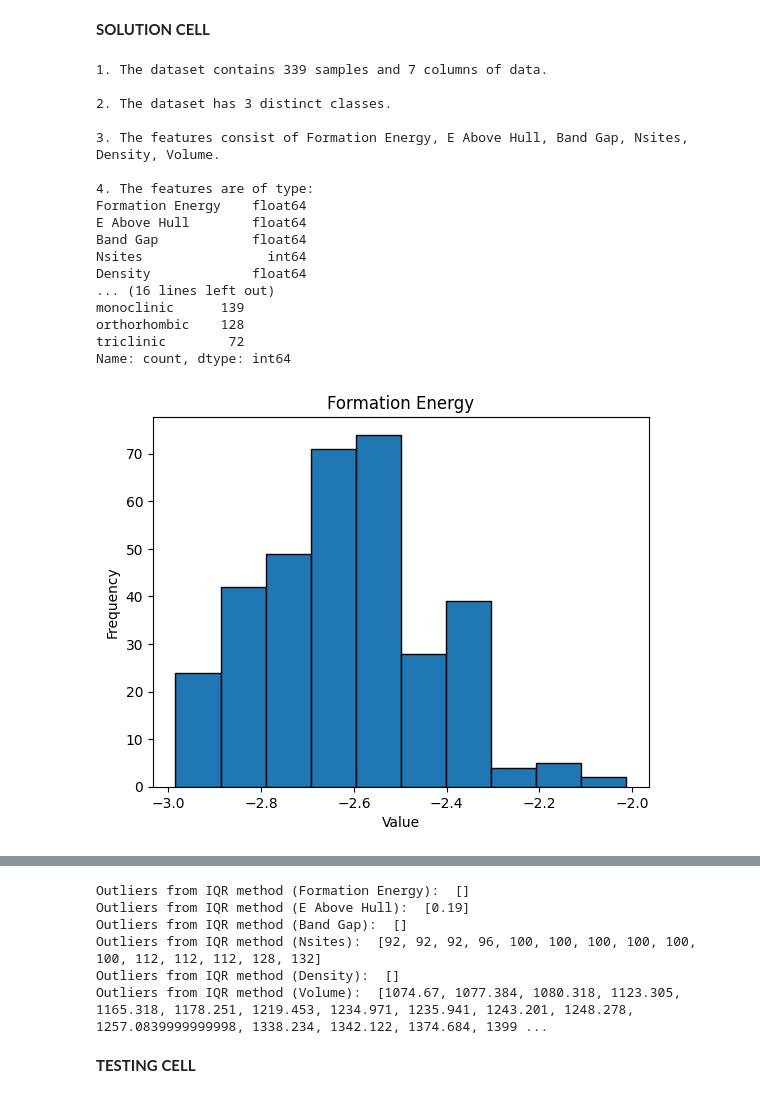
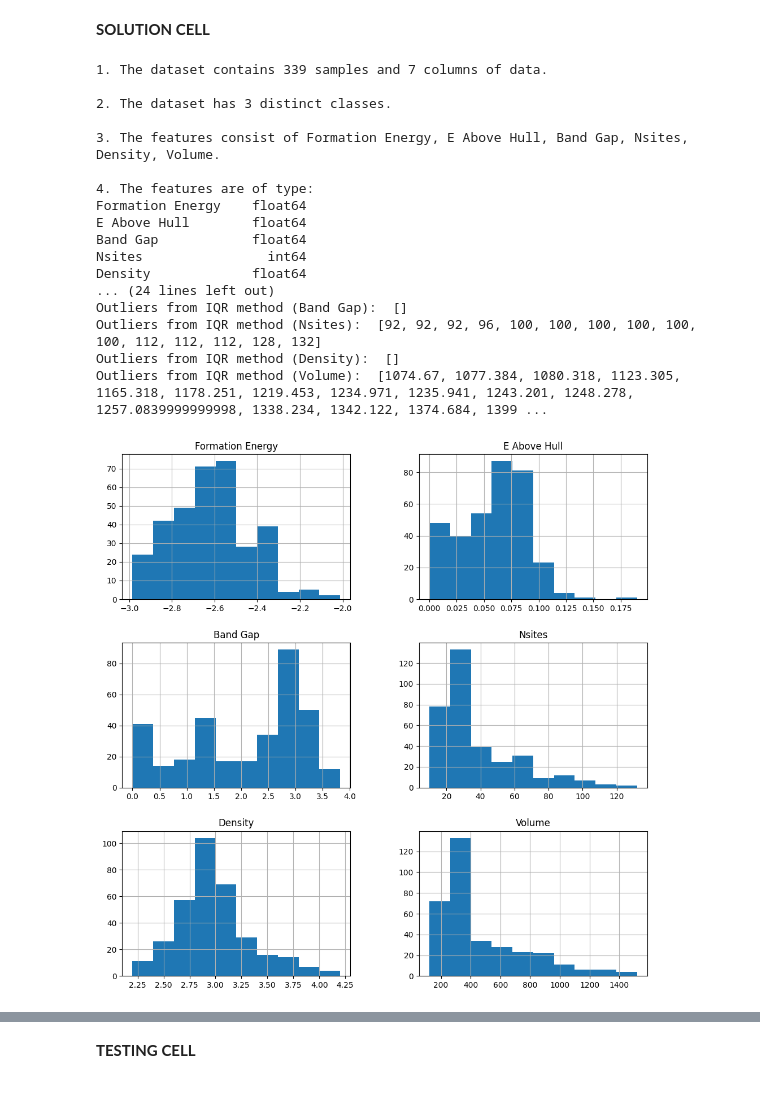
Before and after one commit to mathewsjoyy/MachineLearning-Assessment2, a Jupyter notebook: ML_2324_assessment.ipynb, the cells around one changed output, grey strips where cells are left out. Drawn from its saved outputs; the diff is of its cells as text; code cells hidden in the pictures.

Commit message:
updated histogram code to be much simpler

```diff
--- a/ML_2324_assessment.ipynb
+++ b/ML_2324_assessment.ipynb
@@ -74,6 +74,7 @@ Provide your code to _load the dataset_ and the code that will allow you to _des
 import numpy as np
 import pandas as pd
 from sklearn.impute import SimpleImputer
+import matplotlib.pyplot as plt
 
 # Load the battery.csv data set into a pandas DataFrame
 df = pd.read_csv('batteries.csv')
@@ -111,14 +112,7 @@ X = imputer.transform(X)
 # Create a histogram for each feature (as there is not a vast amount of features)
 # to see if our data is normally distributed, if it is we can use z score to spot outliers,
 # if not we can use IQR to find outliers
-import matplotlib.pyplot as plt
-
-for column in df.iloc[:,:-1]:
-    plt.hist(df[column], edgecolor='black')
-    plt.title(column)
-    plt.xlabel('Value')
-    plt.ylabel('Frequency')
-    plt.show()
+df.iloc[:,:-1].hist(figsize = (12, 12))
 
 
 # Find outliers in data using IQR as we found upon inspection that the data is not normally distributed
@@ -135,36 +129,37 @@ def detect_outliers_iqr(data):
 
     # Calculate Inter quartile range
     IQR = q3-q1
     lwr_bound = q1-(1.5*IQR)
     upr_bound = q3+(1.5*IQR)
 
     # Loop through the data and check if the value is an outlier
     for i in data:
         if (i<lwr_bound or i>upr_bound):
             outliers.append(i)
 
     return outliers
 
 # Pass each df features columns 1 by 1 and see the potential outliers (expect the last column as it is the ground truth)
+print("7. Outlier values for each feature:")
 for column in df.iloc[:,:-1]:
     sample_outliers = detect_outliers_iqr(df[column])
     print(f"Outliers from IQR method ({column}): ", sample_outliers)
 # %% [output]
 1. The dataset contains 339 samples and 7 columns of data.
 
 2. The dataset has 3 distinct classes.
 
 3. The features consist of Formation Energy, E Above Hull, Band Gap, Nsites, Density, Volume.
 
 4. The features are of type:
 Formation Energy    float64
 E Above Hull        float64
 Band Gap            float64
 Nsites                int64
 Density             float64
-... (16 lines left out)
-monoclinic      139
-orthorhombic    128
-triclinic        72
-Name: count, dtype: int64
+... (24 lines left out)
+Outliers from IQR method (Band Gap):  []
+Outliers from IQR method (Nsites):  [92, 92, 92, 96, 100, 100, 100, 100, 100, 100, 112, 112, 112, 128, 132]
+Outliers from IQR method (Density):  []
+Outliers from IQR method (Volume):  [1074.67, 1077.384, 1080.318, 1123.305, 1165.318, 1178.251, 1219.453, 1234.971, 1235.941, 1243.201, 1248.278, 1257.0839999999998, 1338.234, 1342.122, 1374.684, 1399 ...
-[figure, old version]
+[figure, new version]
@@ -176,9 +166,3 @@ Name: count, dtype: int64
-Outliers from IQR method (Formation Energy):  []
-Outliers from IQR method (E Above Hull):  [0.19]
-Outliers from IQR method (Band Gap):  []
-Outliers from IQR method (Nsites):  [92, 92, 92, 96, 100, 100, 100, 100, 100, 100, 112, 112, 112, 128, 132]
-Outliers from IQR method (Density):  []
-Outliers from IQR method (Volume):  [1074.67, 1077.384, 1080.318, 1123.305, 1165.318, 1178.251, 1219.453, 1234.971, 1235.941, 1243.201, 1248.278, 1257.0839999999998, 1338.234, 1342.122, 1374.684, 1399 ...
 # %% [markdown]
 **TESTING CELL**
 # %%
```
Also changed, not shown: parts of 2 cells of this notebook.
